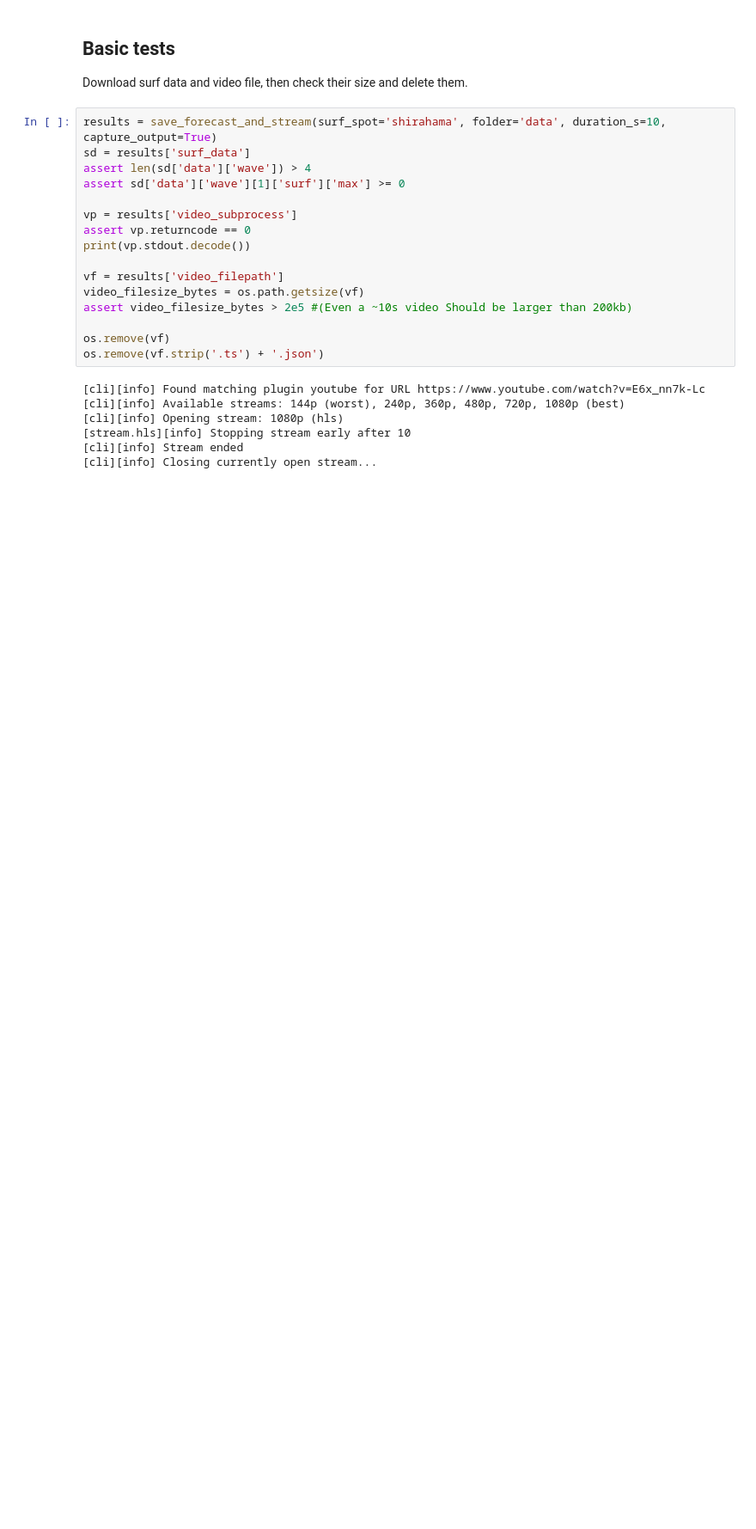
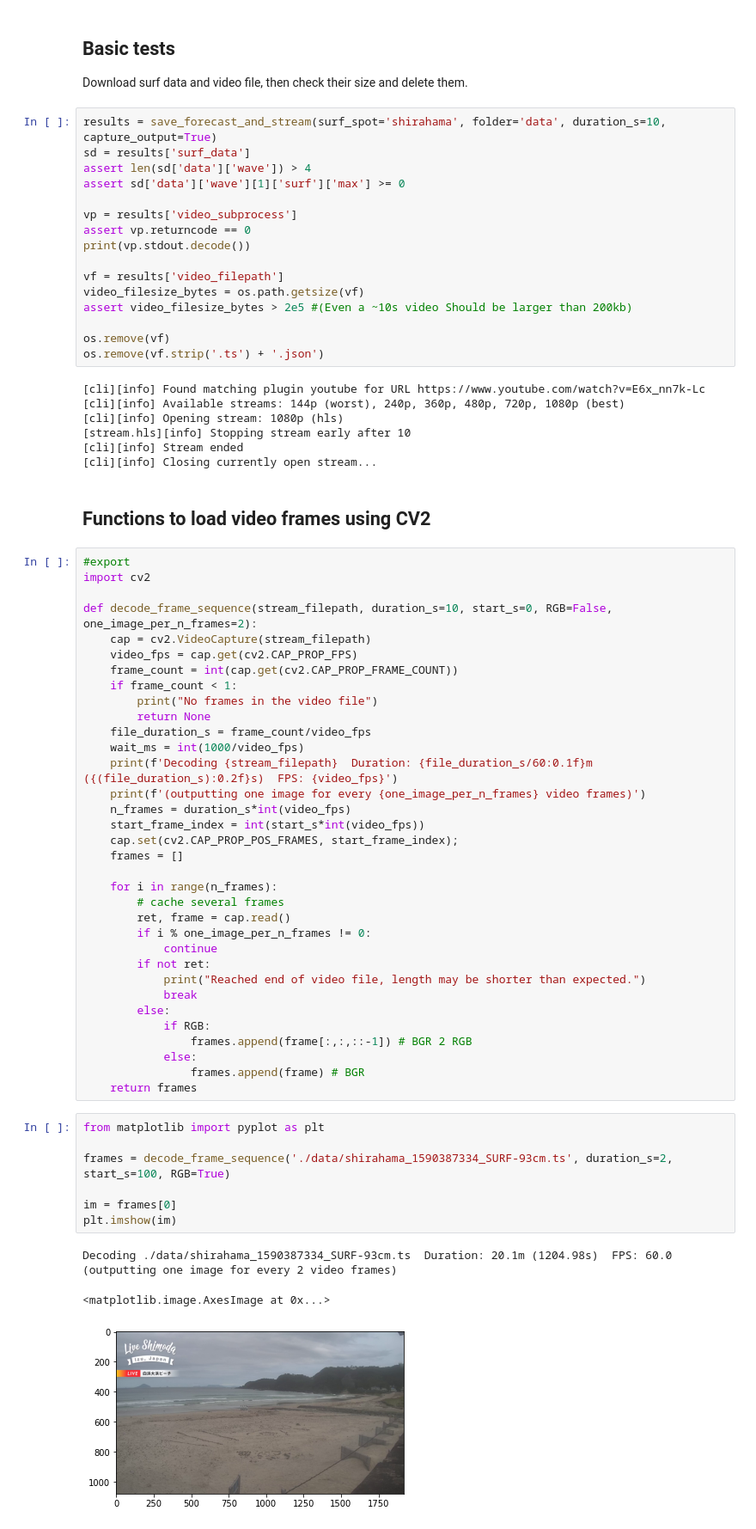
Before and after one commit to sjobeek/surfbreak, a Jupyter notebook: 00_load_videos.ipynb, the cells around one changed output. Shown: that part at 86% size. Cells and saved outputs as stored; diff of their text form; blank space fills up the shorter version.

```diff
--- a/00_load_videos.ipynb
+++ b/00_load_videos.ipynb
@@ -154,3 +154,51 @@ os.remove(vf.strip('.ts') + '.json')
 [stream.hls][info] Stopping stream early after 10
 [cli][info] Stream ended
 [cli][info] Closing currently open stream...
+# %% [markdown]
+## Functions to load video frames using CV2
+# %%
+#export
+import cv2
+
+def decode_frame_sequence(stream_filepath, duration_s=10, start_s=0, RGB=False, one_image_per_n_frames=2):
+    cap = cv2.VideoCapture(stream_filepath)
+    video_fps = cap.get(cv2.CAP_PROP_FPS)
+    frame_count = int(cap.get(cv2.CAP_PROP_FRAME_COUNT))
+    if frame_count < 1:
+        print("No frames in the video file")
+        return None
+    file_duration_s = frame_count/video_fps
+    wait_ms = int(1000/video_fps)
+    print(f'Decoding {stream_filepath}  Duration: {file_duration_s/60:0.1f}m ({(file_duration_s):0.2f}s)  FPS: {video_fps}')
+    print(f'(outputting one image for every {one_image_per_n_frames} video frames)')
+    n_frames = duration_s*int(video_fps)
+    start_frame_index = int(start_s*int(video_fps))
+    cap.set(cv2.CAP_PROP_POS_FRAMES, start_frame_index);
+    frames = []
+
+    for i in range(n_frames):
+        # cache several frames
+        ret, frame = cap.read()
+        if i % one_image_per_n_frames != 0:
+            continue
+        if not ret:
+            print("Reached end of video file, length may be shorter than expected.")
+            break
+        else:
+            if RGB:
+                frames.append(frame[:,:,::-1]) # BGR 2 RGB
+            else:
+                frames.append(frame) # BGR
+    return frames
+# %%
+from matplotlib import pyplot as plt
+
+frames = decode_frame_sequence('./data/shirahama_1590387334_SURF-93cm.ts', duration_s=2, start_s=100, RGB=True)
+
+im = frames[0]
+plt.imshow(im)
+# %% [output]
+Decoding ./data/shirahama_1590387334_SURF-93cm.ts  Duration: 20.1m (1204.98s)  FPS: 60.0
+(outputting one image for every 2 video frames)
+<matplotlib.image.AxesImage at 0x...>
+[figure, added]
```
Also changed, not shown: parts of 3 cells of this notebook, 12 other files.
